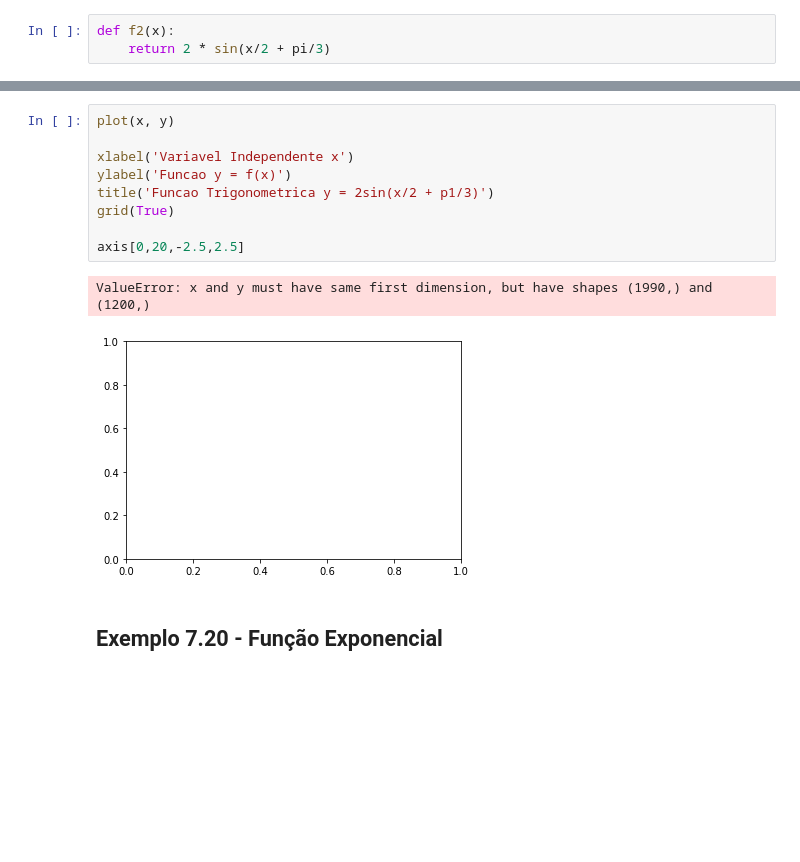
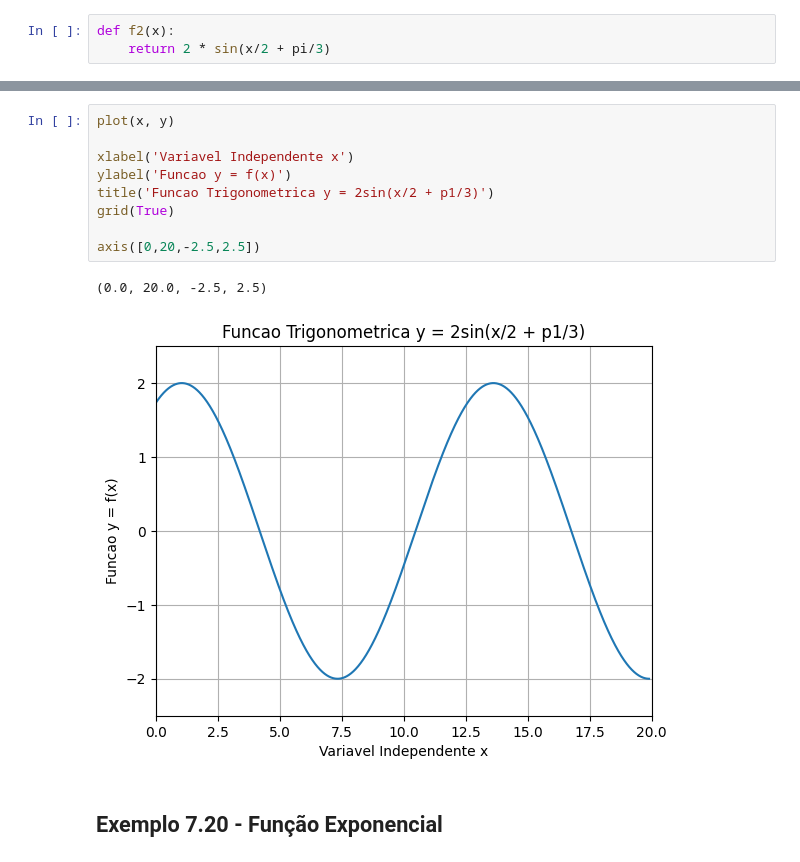
Before and after one commit to relson/pymat, a Jupyter notebook: Cap07.ipynb, the cells around one changed output, grey strips where cells are left out. Drawn from its saved outputs; the diff is of its cells as text; blank space fills up the shorter version.

```diff
--- a/Cap07.ipynb
+++ b/Cap07.ipynb
@@ -287,15 +286,15 @@ TypeError: only size-1 arrays can be converted to Python scalars
 # %%
 plot(x, y)
 
 xlabel('Variavel Independente x')
 ylabel('Funcao y = f(x)')
 title('Funcao Trigonometrica y = 2sin(x/2 + p1/3)')
 grid(True)
 
-axis[0,20,-2.5,2.5]
+axis([0,20,-2.5,2.5])
 # %% [output]
-ValueError: x and y must have same first dimension, but have shapes (1990,) and (1200,)
+(0.0, 20.0, -2.5, 2.5)
-[figure, old version]
+[figure, new version]
 # %% [markdown]
 ## Exemplo 7.20 - Função Exponencial
 # %%
```
Also changed, not shown: parts of 4 cells of this notebook, 1 other file.
